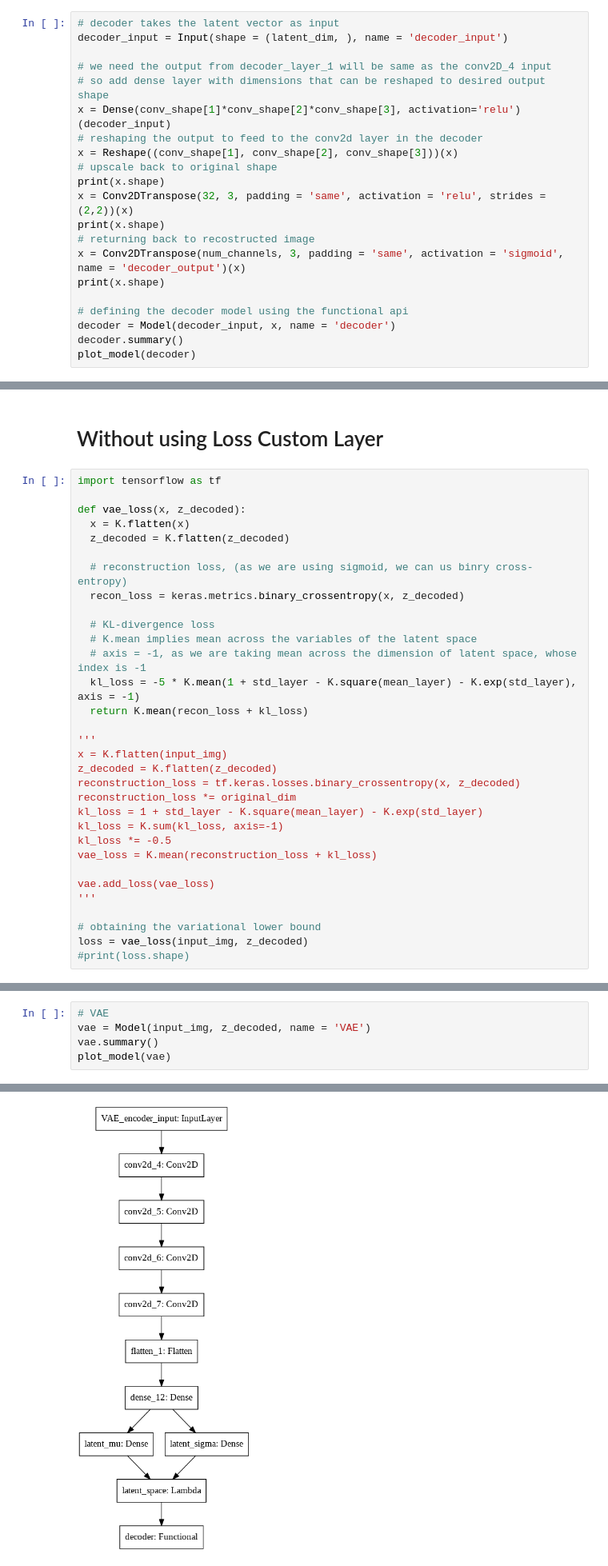
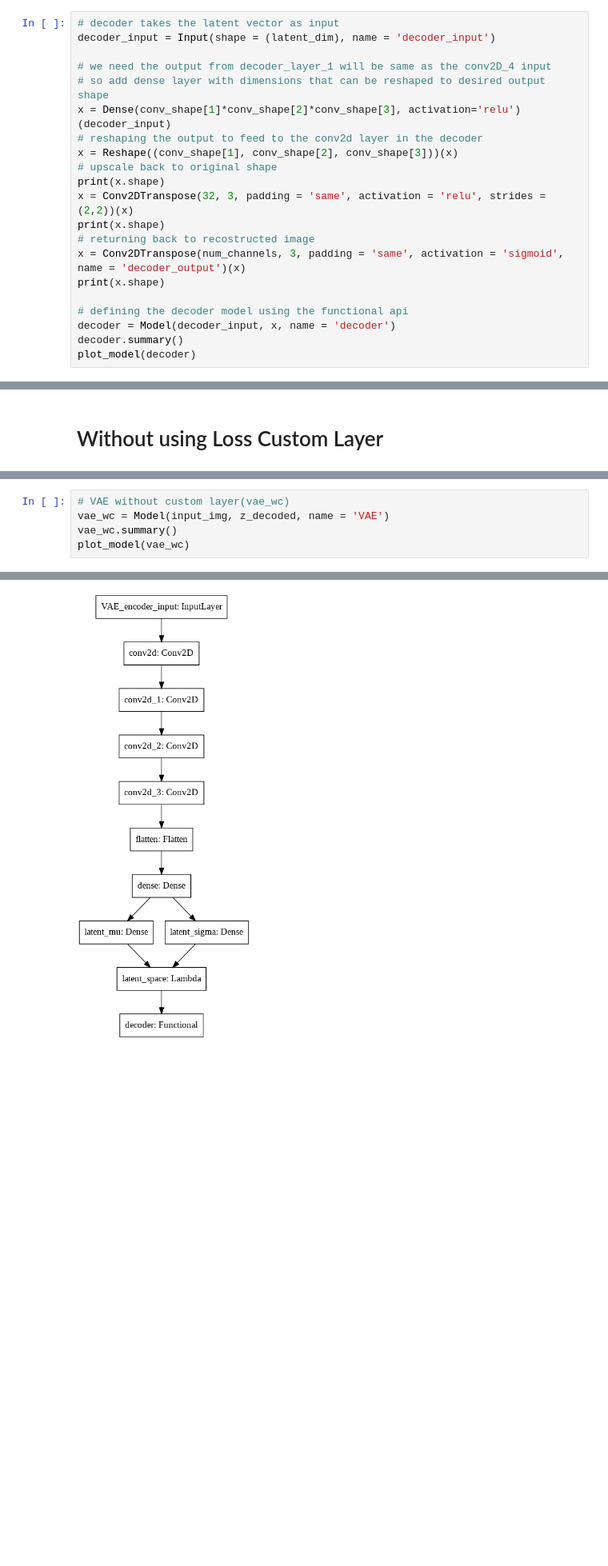
Before and after one commit to sayan0506/Synthetic-Image-generation-using-VAE-, a Jupyter notebook: Implement_VAE_using_Keras_backend.ipynb, the cells around one changed output, grey strips where cells are left out. Shown at 80% size. Drawn from its saved outputs; the diff is of its cells as text; blank space fills up the shorter version.

```diff
--- a/Implement_VAE_using_Keras_backend.ipynb
+++ b/Implement_VAE_using_Keras_backend.ipynb
@@ -198,7 +226,7 @@ print(conv_shape)
 (None, 14, 14, 64)
 # %%
 # decoder takes the latent vector as input
-decoder_input = Input(shape = (latent_dim, ), name = 'decoder_input')
+decoder_input = Input(shape = (latent_dim), name = 'decoder_input')
 
 # we need the output from decoder_layer_1 will be same as the conv2D_4 input
 # so add dense layer with dimensions that can be reshaped to desired output shape
@@ -335,34 +363,2 @@ ________________________________________________________________________________
 # %% [markdown]
 # Without using Loss Custom Layer
-# %%
-import tensorflow as tf
-
-def vae_loss(x, z_decoded):
-  x = K.flatten(x)
-  z_decoded = K.flatten(z_decoded)
-
-  # reconstruction loss, (as we are using sigmoid, we can us binry cross-entropy)
-  recon_loss = keras.metrics.binary_crossentropy(x, z_decoded)
-
-  # KL-divergence loss
-  # K.mean implies mean across the variables of the latent space
-  # axis = -1, as we are taking mean across the dimension of latent space, whose index is -1
-  kl_loss = -5 * K.mean(1 + std_layer - K.square(mean_layer) - K.exp(std_layer), axis = -1)
-  return K.mean(recon_loss + kl_loss)
-
-'''
-x = K.flatten(input_img)
-z_decoded = K.flatten(z_decoded)
-reconstruction_loss = tf.keras.losses.binary_crossentropy(x, z_decoded)
-reconstruction_loss *= original_dim
-kl_loss = 1 + std_layer - K.square(mean_layer) - K.exp(std_layer)
-kl_loss = K.sum(kl_loss, axis=-1)
-kl_loss *= -0.5
-vae_loss = K.mean(reconstruction_loss + kl_loss)
-
-vae.add_loss(vae_loss)
-'''
-
-# obtaining the variational lower bound
-loss = vae_loss(input_img, z_decoded)
-#print(loss.shape)
@@ -369,8 +388,8 @@ loss = vae_loss(input_img, z_decoded)
 # %%
-# VAE
-vae = Model(input_img, z_decoded, name = 'VAE')
-vae.summary()
-plot_model(vae)
+# VAE without custom layer(vae_wc)
+vae_wc = Model(input_img, z_decoded, name = 'VAE')
+vae_wc.summary()
+plot_model(vae_wc)
 # %% [output]
 Model: "VAE"
 __________________________________________________________________________________________________
@@ -386,7 +405,7 @@ conv2d_6 (Conv2D)               (None, 14, 14, 64)   36928       conv2d_5[0][0]
 __________________________________________________________________________________________________
 ... (15 lines left out)
 Total params: 550,629
 Trainable params: 550,629
 Non-trainable params: 0
 __________________________________________________________________________________________________
-[figure, old version]
+[figure, new version]
```
Also changed, not shown: parts of 37 cells of this notebook.
